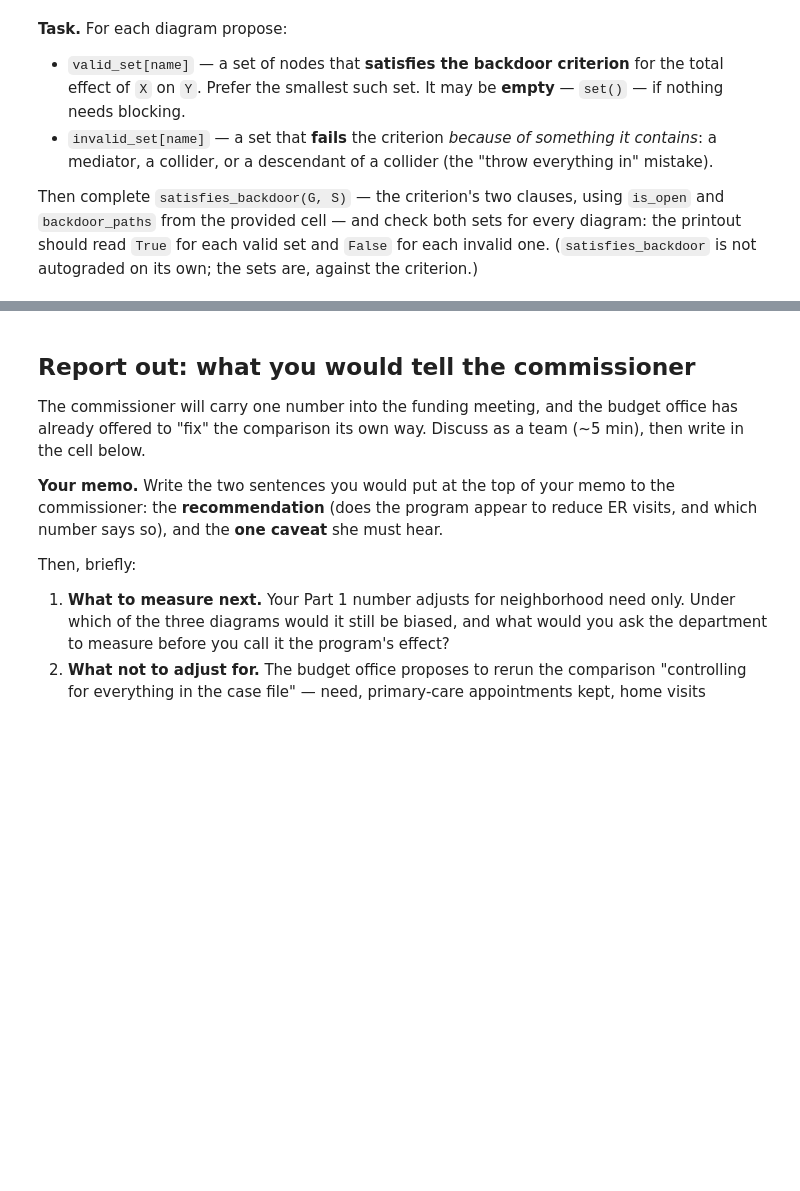
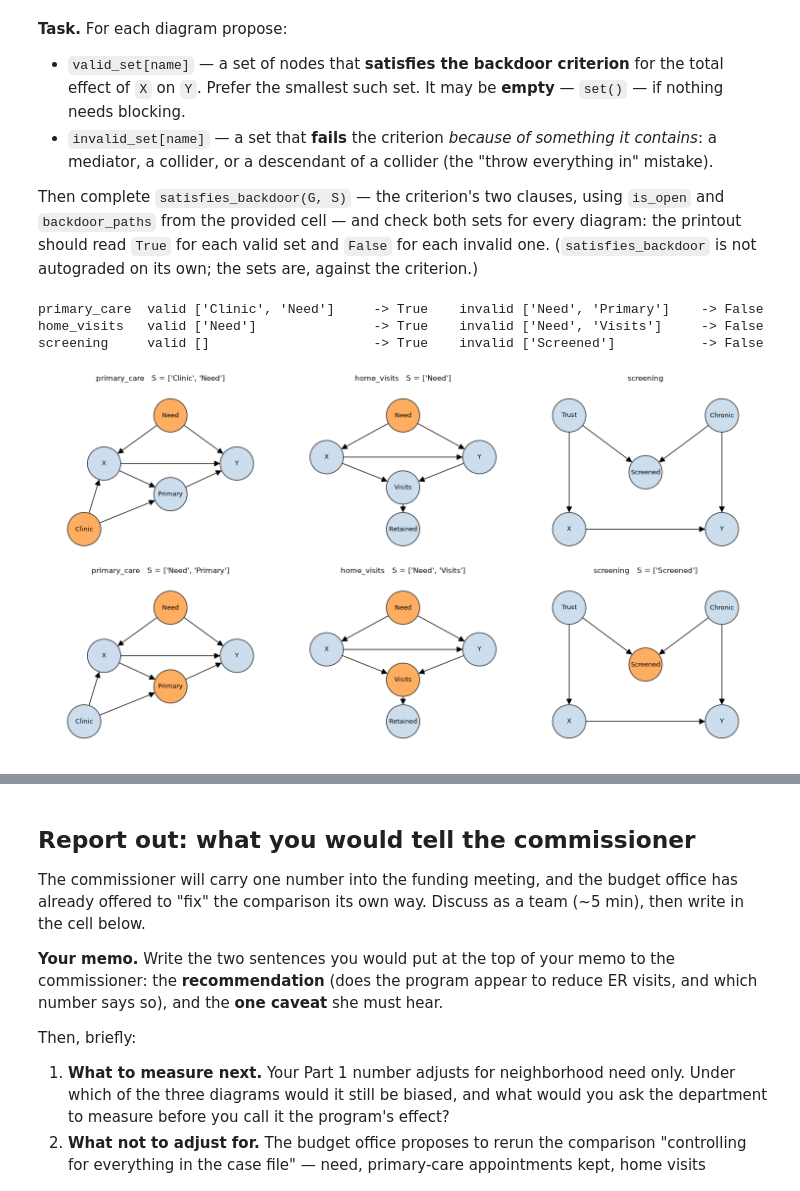
Before and after one commit to TrentRice/DS701-Materials-FA26, a Jupyter notebook: class_activity_notebooks/14-InClass-Exercise-Causal-Inference-A1/14-InClass-Exercise-Causal-Inference-A1.ipynb, the cells around one changed output, grey strips where cells are left out. Drawn from its saved outputs; the diff is of its cells as text; code cells hidden in the pictures; blank space fills up the shorter version.

```diff
--- a/class_activity_notebooks/14-InClass-Exercise-Causal-Inference-A1/14-InClass-Exercise-Causal-Inference-A1.ipynb
+++ b/class_activity_notebooks/14-InClass-Exercise-Causal-Inference-A1/14-InClass-Exercise-Causal-Inference-A1.ipynb
@@ -287,7 +316,15 @@ writing a search. Order does not matter.
 # %%
 # Type them in by hand from the drawings, one diagram at a time. Format:
 #   my_backdoor_paths = {"primary_care": [(("X", "A", "B", "Y"), "blocked"), ...], ...}
-...
+my_backdoor_paths = {
+    # X <- Need -> Y (fork) and X <- Clinic -> Primary -> Y (fork, then chain): both open
+    "primary_care": [(("X", "Need", "Y"), "open"),
+                     (("X", "Clinic", "Primary", "Y"), "open")],
+    # X <- Need -> Y (fork): open. Visits/Retained only lie on non-backdoor paths.
+    "home_visits":  [(("X", "Need", "Y"), "open")],
+    # X <- Trust -> Screened <- Chronic -> Y: Screened is a collider, so blocked
+    "screening":    [(("X", "Trust", "Screened", "Chronic", "Y"), "blocked")],
+}
 
 for name in DAG_NAMES:
     print(f"{name:13s}", my_backdoor_paths.get(name))
@@ -350,27 +398,40 @@ criterion.)
 # %%
 def satisfies_backdoor(G, S):
     """True if S satisfies the backdoor criterion for X -> Y in G."""
     S = set(S)
     if S & (nx.descendants(G, "X") | {"X", "Y"}):
         return False
     return all(not is_open(G, p, S) for p in backdoor_paths(G))
 
 
 
 # Fill these in by hand, e.g. valid_set = {"primary_care": {...}, ...}
-valid_set = ...
-invalid_set = ...
+valid_set = {
+    "primary_care": {"Need", "Clinic"},   # blocks both forks; no descendants of X
+    "home_visits":  {"Need"},             # blocks the only backdoor path
+    "screening":    set(),                # the only backdoor path is already blocked at the collider
+}
+invalid_set = {
+    "primary_care": {"Need", "Primary"},  # Primary is a mediator (descendant of X)
+    "home_visits":  {"Need", "Visits"},   # Visits is a collider X -> Visits <- Y (and a descendant of X)
+    "screening":    {"Screened"},         # conditioning on the collider opens X <- Trust -> Screened <- Chronic -> Y
+}
 
 for name in DAG_NAMES:
     G = dag(name)
     print(f"{name:13s} valid {str(sorted(valid_set[name])):22s} -> {satisfies_backdoor(G, valid_set[name])}"
           f"    invalid {str(sorted(invalid_set[name])):22s} -> {satisfies_backdoor(G, invalid_set[name])}")
 
 fig, axes = plt.subplots(2, 3, figsize=(15, 8))
 for j, name in enumerate(DAG_NAMES):
     draw_dag(name, ax=axes[0, j], S=valid_set[name])
     draw_dag(name, ax=axes[1, j], S=invalid_set[name])
 plt.tight_layout(); plt.show()
+# %% [output]
+primary_care  valid ['Clinic', 'Need']     -> True    invalid ['Need', 'Primary']    -> False
+home_visits   valid ['Need']               -> True    invalid ['Need', 'Visits']     -> False
+screening     valid []                     -> True    invalid ['Screened']           -> False
+[figure, added]
 # %% [markdown]
 **Discuss (participation):** for each of your three invalid sets, tell the department's
 analysts in a few words *which structure* makes it a bad control — a mediator, a
```
Also changed, not shown: parts of 12 cells of this notebook.
